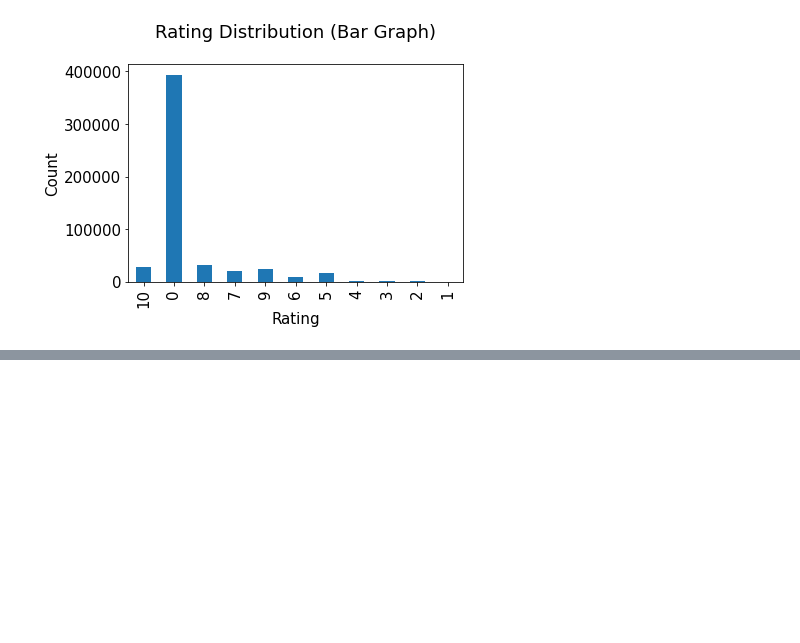
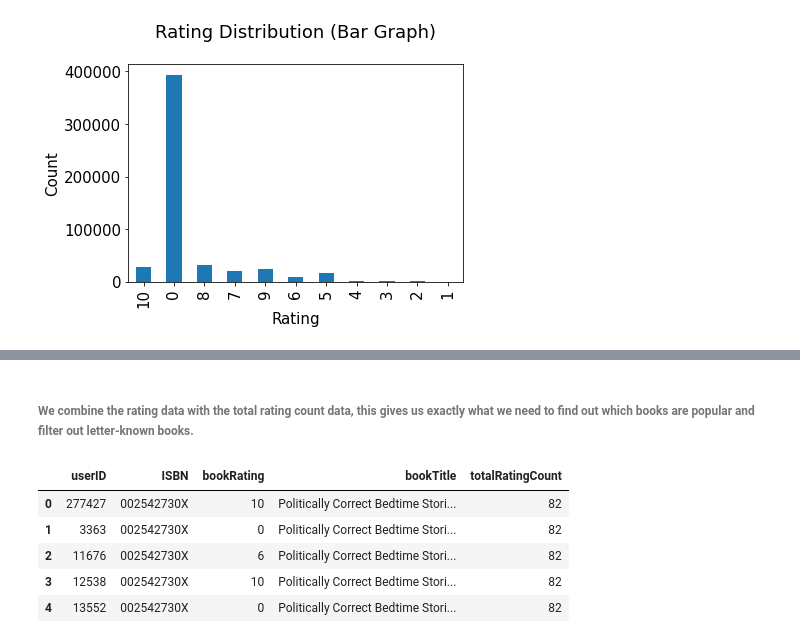
Before and after one commit to GNDEC-Minor-Project-KGJ/book-recommendation-system, a Jupyter notebook: Collaborative Filtering (KNN).ipynb, the cells around one changed output, grey strips where cells are left out. Cells and saved outputs as stored; diff of their text form; code cells hidden in the pictures; blank space fills up the shorter version.

```diff
--- a/Collaborative Filtering (KNN).ipynb
+++ b/Collaborative Filtering (KNN).ipynb
@@ -126,0 +166,12 @@ plt.show()
+# %% [markdown]
+###### We combine the rating data with the total rating count data, this gives us exactly what we need to find out which books are popular and filter out letter-known books.
+# %%
+rating_with_total_rating_count = combine_book_rating.merge(book_rating_count, left_on = 'bookTitle', right_on = 'bookTitle', how = 'left')
+rating_with_total_rating_count.head()
+# %% [output]
+|  | userID | ISBN | bookRating | bookTitle | totalRatingCount |
+| 0 | 277427 | 002542730X | 10 | Politically Correct Bedtime Stori... | 82 |
+| 1 | 3363 | 002542730X | 0 | Politically Correct Bedtime Stori... | 82 |
+| 2 | 11676 | 002542730X | 6 | Politically Correct Bedtime Stori... | 82 |
+| 3 | 12538 | 002542730X | 10 | Politically Correct Bedtime Stori... | 82 |
+| 4 | 13552 | 002542730X | 0 | Politically Correct Bedtime Stori... | 82 |
```
Also changed, not shown: parts of 14 cells of this notebook.
